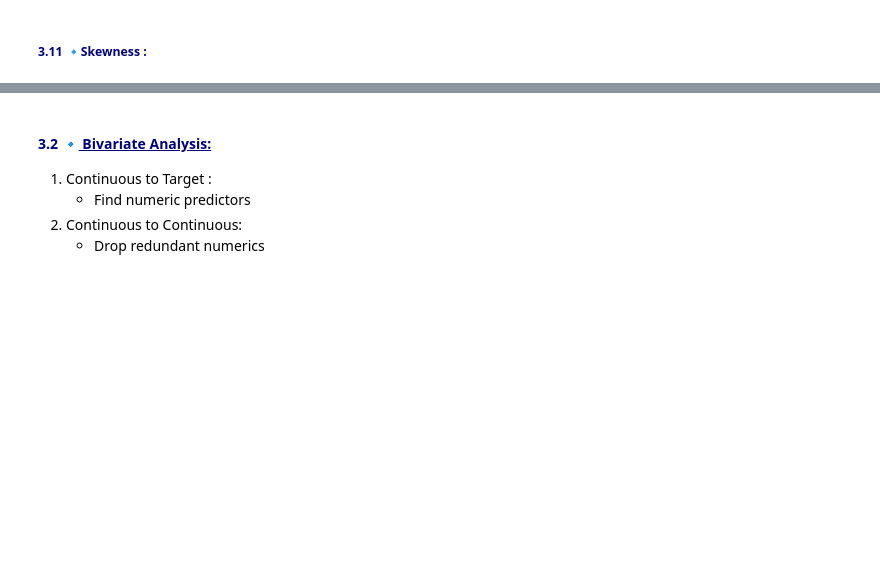
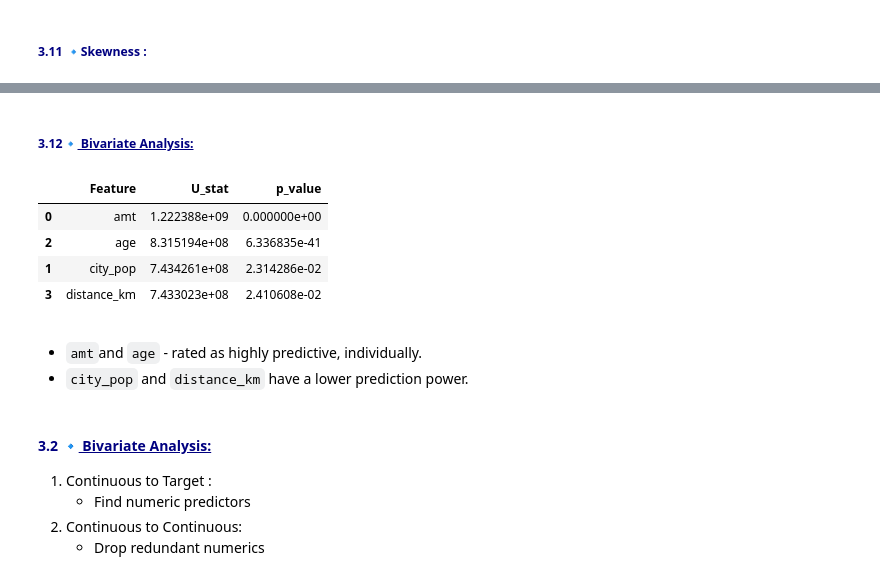
Before and after one commit to Shogant/Credit_Card_Fraud_Detection_Model, a Jupyter notebook: EDA_Reviewed.ipynb, the cells around one changed output, grey strips where cells are left out. Saved outputs shown, nothing was run; the diff lists cells and outputs as text; code cells hidden in the pictures; blank space fills up the shorter version.

```diff
--- a/EDA_Reviewed.ipynb
+++ b/EDA_Reviewed.ipynb
@@ -207,6 +210,15 @@ def plot_categorical(df, feature, target="is_fraud"):
 
     # Show the plot
     plt.show()
+# %%
+def mann_whitney_test(df, cont_features, target='is_fraud'):
+    results = []
+    for col in cont_features:
+        fraud = df.loc[df[target] == 1, col]
+        nonfraud = df.loc[df[target] == 0, col]
+        stat, p = mannwhitneyu(fraud, nonfraud, alternative='two-sided')
+        results.append((col, stat, p))
+    return pd.DataFrame(results, columns=['Feature', 'U_stat', 'p_value']).sort_values('p_value')
 # %% [markdown]
 ## <font color='Navy'> <h3>🔷 <u> Data Load & Prep </u></h3>
 # %% [markdown]
@@ -380,3 +533,20 @@ for feature in cont_features:
+# %% [markdown]
+##### <font color='Navy'> 3.12🔹<u> Bivariate Analysis: </u>
+# %%
+cont_features = ['amt', 'city_pop', 'age', 'distance_km']
+mannwhitney_results = mann_whitney_test(df, cont_features)
+display(mannwhitney_results)
+# %% [output]
+|  | Feature | U_stat | p_value |
+| 0 | amt | 1.222388e+09 | 0.000000e+00 |
+| 2 | age | 8.315194e+08 | 6.336835e-41 |
+| 1 | city_pop | 7.434261e+08 | 2.314286e-02 |
+| 3 | distance_km | 7.433023e+08 | 2.410608e-02 |
+# %% [markdown]
+<font color='Navy'> <b>
+- `amt`and `age` - rated as highly predictive, individually.
+-  `city_pop` and `distance_km` have a lower prediction power.
+</b></font>
 # %% [markdown]
 #### <font color='Navy'> 3.2 🔹<u> Bivariate Analysis: </u>
 1.  Continuous to Target :
```
Also changed, not shown: parts of 48 cells of this notebook, 2 other files.
